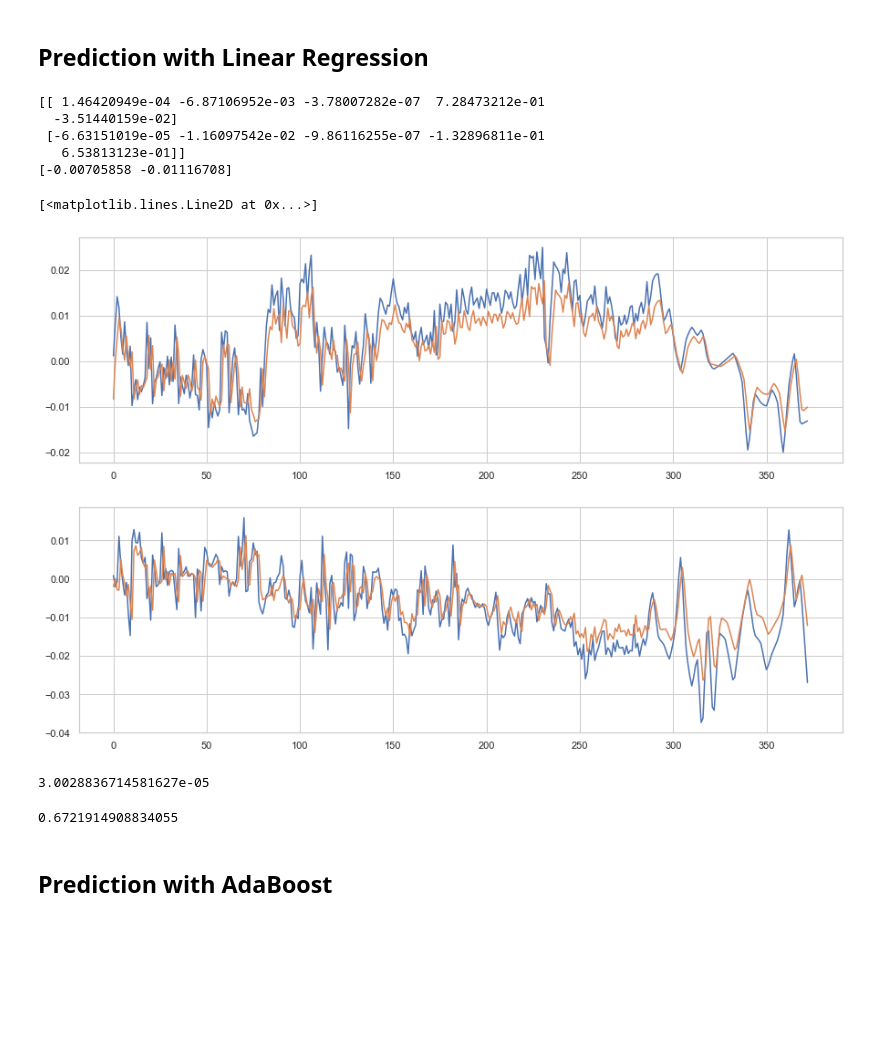
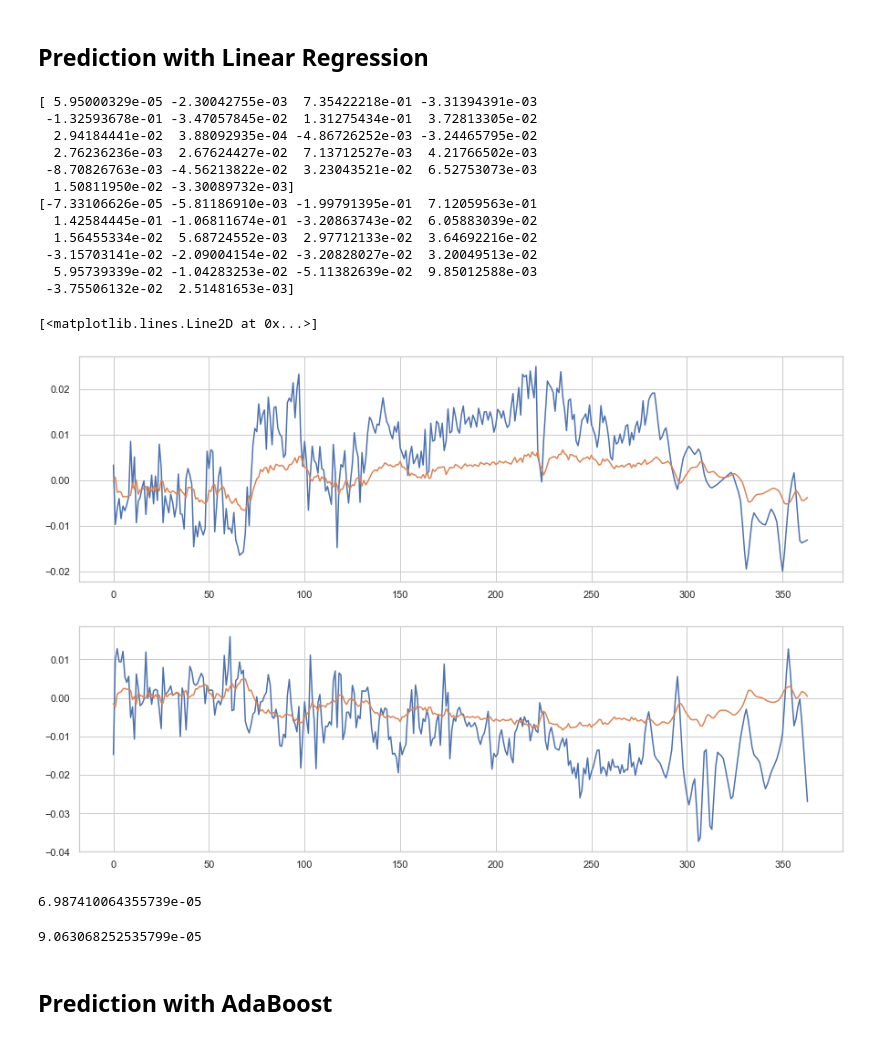
Before and after one commit to bgaudron/learning-whales, a Jupyter notebook: prediction.ipynb, the cells around one changed output. Drawn from its saved outputs; the diff is of its cells as text; code cells hidden in the pictures; blank space fills up the shorter version.

Commit message:
add multiple points horizon

```diff
--- a/prediction.ipynb
+++ b/prediction.ipynb
@@ -49,11 +57,30 @@ for whale in whales:
 # %%
-data = datas[4]
+prepoints = 10
 i_split = int(len(data)*0.8)
-X = data[['daycos','yearcos','pre-location-lat','pre-location-long']]
-y = data[['location-lat','location-long']]
+X, y = to_Xy(datas[4], prepoints = prepoints)
 X_train = X[:i_split]
 X_test = X[i_split:]
 y_train = y[:i_split]
+ylat_train = y_train['location-lat']
+ylong_train = y_train['location-long']
 y_test = y[i_split:]
+ylat_test = y_test['location-lat']
+ylong_test = y_test['location-long']
+# %%
+def predict(clf_lat, clf_long, X, horizon = 1):
+    prepoints = X.shape[1]//2 - 1
+    X = X.copy()
+    for p in range(horizon):
+        X_pre = X.copy()
+        ylat_next = clf_lat.predict(X)
+        ylong_next = clf_long.predict(X)
+        X = X[['daycos','yearcos']].copy()
+        X['pre-location-lat1'] = ylat_next
+        X['pre-location-long1'] = ylong_next
+        for i in range(2,prepoints + 1):
+            X[f'pre-location-lat{i}'] = X_pre[f'pre-location-lat{i-1}']
+            X[f'pre-location-long{i}'] = X_pre[f'pre-location-long{i-1}']
+
+    return ylat_next, ylong_next
 # %% [markdown]
 ## Prediction with Linear Regression
@@ -62,9 +87,19 @@ reg = LinearRegression().fit(X_train,y_train)
+# %%
+reg_lat = LinearRegression().fit(X_train,ylat_train)
+reg_long = LinearRegression().fit(X_train,ylong_train)
 # %%
-print(reg.coef_)
-print(reg.intercept_)
+print(reg_lat.coef_)
+print(reg_long.coef_)
 # %% [output]
-[[ 1.46420949e-04 -6.87106952e-03 -3.78007282e-07  7.28473212e-01
-  -3.51440159e-02]
- [-6.63151019e-05 -1.16097542e-02 -9.86116255e-07 -1.32896811e-01
-   6.53813123e-01]]
-[-0.00705858 -0.01116708]
+[ 5.95000329e-05 -2.30042755e-03  7.35422218e-01 -3.31394391e-03
+ -1.32593678e-01 -3.47057845e-02  1.31275434e-01  3.72813305e-02
+  2.94184441e-02  3.88092935e-04 -4.86726252e-03 -3.24465795e-02
+  2.76236236e-03  2.67624427e-02  7.13712527e-03  4.21766502e-03
+ -8.70826763e-03 -4.56213822e-02  3.23043521e-02  6.52753073e-03
+  1.50811950e-02 -3.30089732e-03]
+[-7.33106626e-05 -5.81186910e-03 -1.99791395e-01  7.12059563e-01
+  1.42584445e-01 -1.06811674e-01 -3.20863743e-02  6.05883039e-02
+  1.56455334e-02  5.68724552e-03  2.97712133e-02  3.64692216e-02
+ -3.15703141e-02 -2.09004154e-02 -3.20828027e-02  3.20049513e-02
+  5.95739339e-02 -1.04283253e-02 -5.11382639e-02  9.85012588e-03
+ -3.75506132e-02  2.51481653e-03]
@@ -73,25 +106,27 @@ pred = reg.predict(X_test)
+# %%
+ylat_pred, ylong_pred = predict(reg_lat, reg_long, X_test, horizon=10)
 # %%
 a=0
 b=len(y_test)
 points = list(range(len(y_test[a:b])))
 plt.figure(figsize=(15,10))
 plt.subplot(2,1,1)
-plt.plot(points,y_test['location-lat'][a:b])
-plt.plot(points,pred[a:b,0])
+plt.plot(points,ylat_test[a:b])
+plt.plot(points,ylat_pred[a:b])
 plt.subplot(2,1,2)
-plt.plot(points,y_test['location-long'][a:b])
-plt.plot(points,pred[a:b,1])
+plt.plot(points,ylong_test[a:b])
+plt.plot(points,ylong_pred[a:b])
 # %% [output]
 [<matplotlib.lines.Line2D at 0x...>]
-[figure, old version]
+[figure, new version]
-# %%
-mean_squared_error(pred,y_test)
-# %% [output]
-3.0028836714581627e-05
-# %%
-reg.score(X_test,y_test)
-# %% [output]
-0.6721914908834055
+# %%
+mean_squared_error(ylat_pred,ylat_test)
+# %% [output]
+6.987410064355739e-05
+# %%
+mean_squared_error(ylong_pred,ylong_test)
+# %% [output]
+9.063068252535799e-05
 # %% [markdown]
 ## Prediction with AdaBoost
 # %%
```
Also changed, not shown: parts of 13 cells of this notebook.
